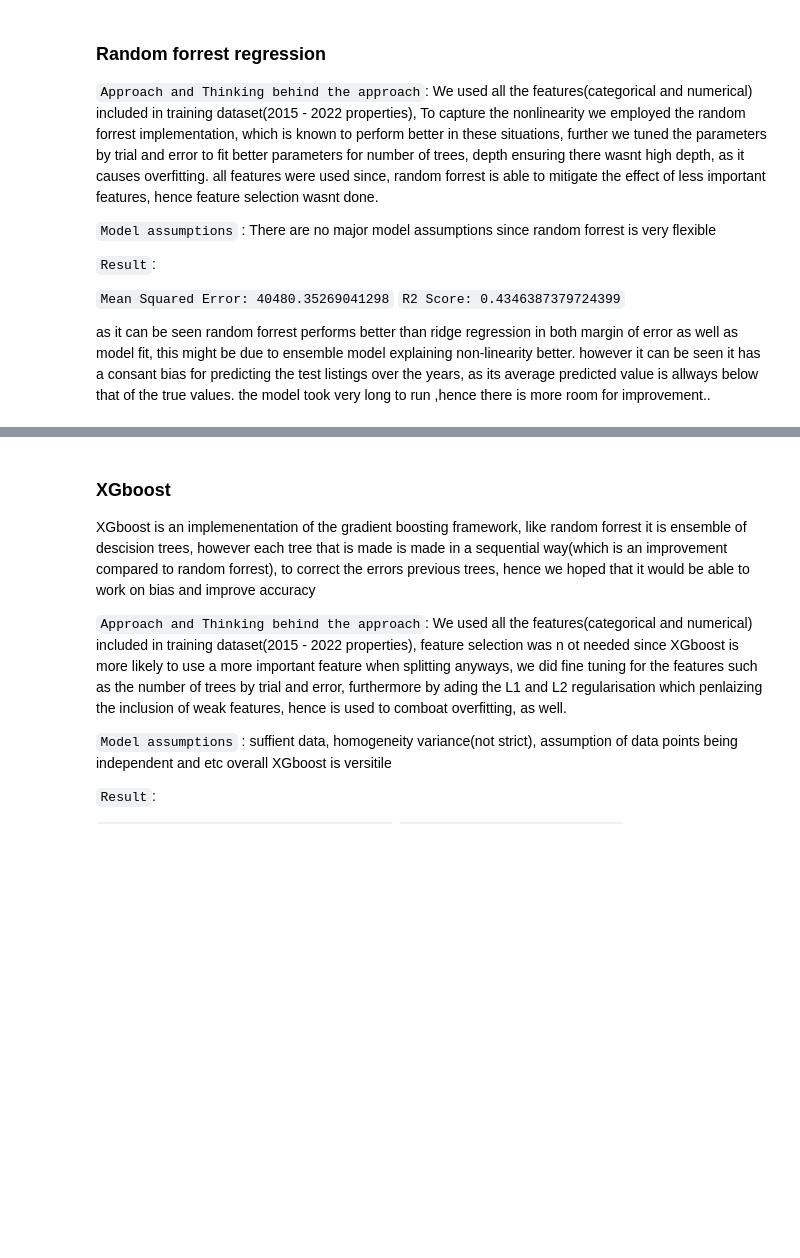
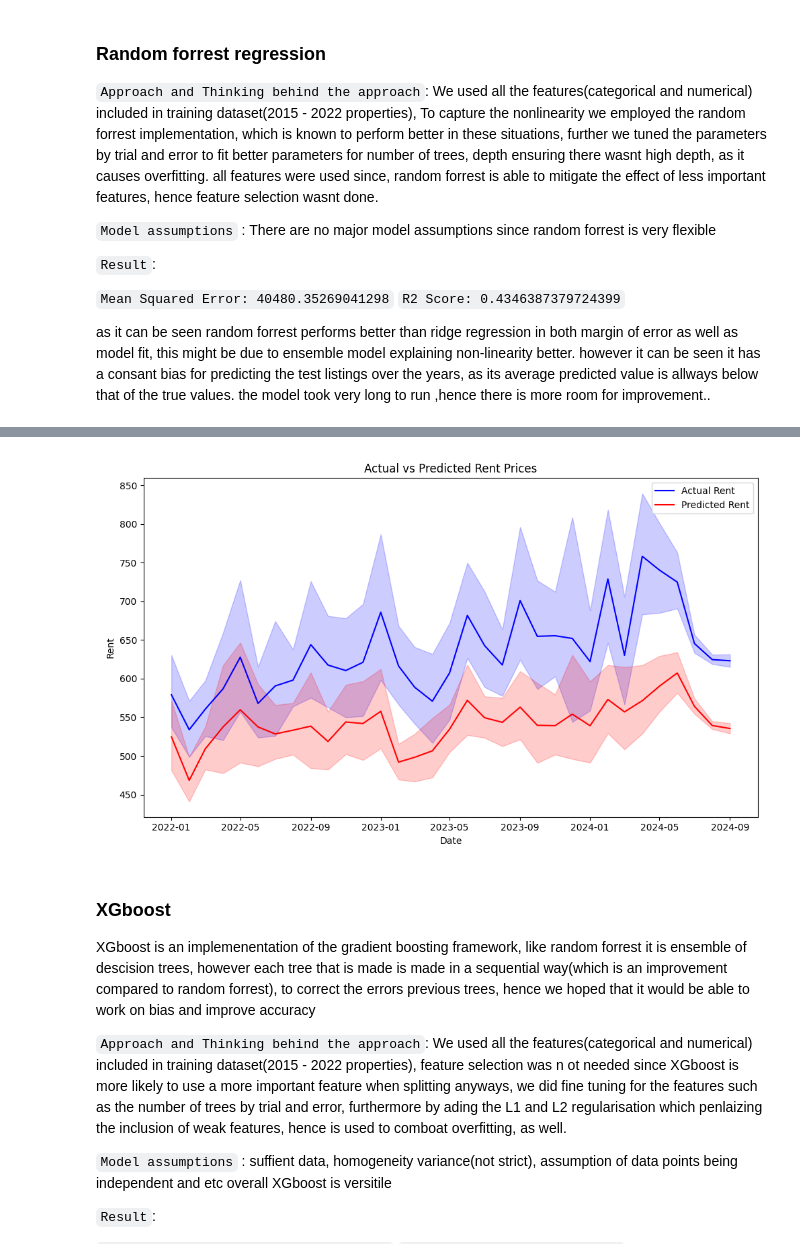
Before and after one commit to MAST30034-AppliedDataScience/project-2-group-real-estate-industry-project-32, a Jupyter notebook: notebooks/summary_notebook.ipynb, the cells around one changed output, grey strips where cells are left out. Cells and saved outputs as stored; diff of their text form; code cells hidden in the pictures; blank space fills up the shorter version.

```diff
--- a/notebooks/summary_notebook.ipynb
+++ b/notebooks/summary_notebook.ipynb
@@ -321,3 +339,10 @@ The following visualization helps in understanding that random forrest has clear
+# %%
+# Load the plot
+plot_path = '../plots/model_actual_v_predicted_rf.png'
+plot = Image.open(plot_path)
+plot.show()
+# %% [output]
+[figure, added]
 # %% [markdown]
 ### XGboost
 
```
Also changed, not shown: parts of 17 cells of this notebook.
